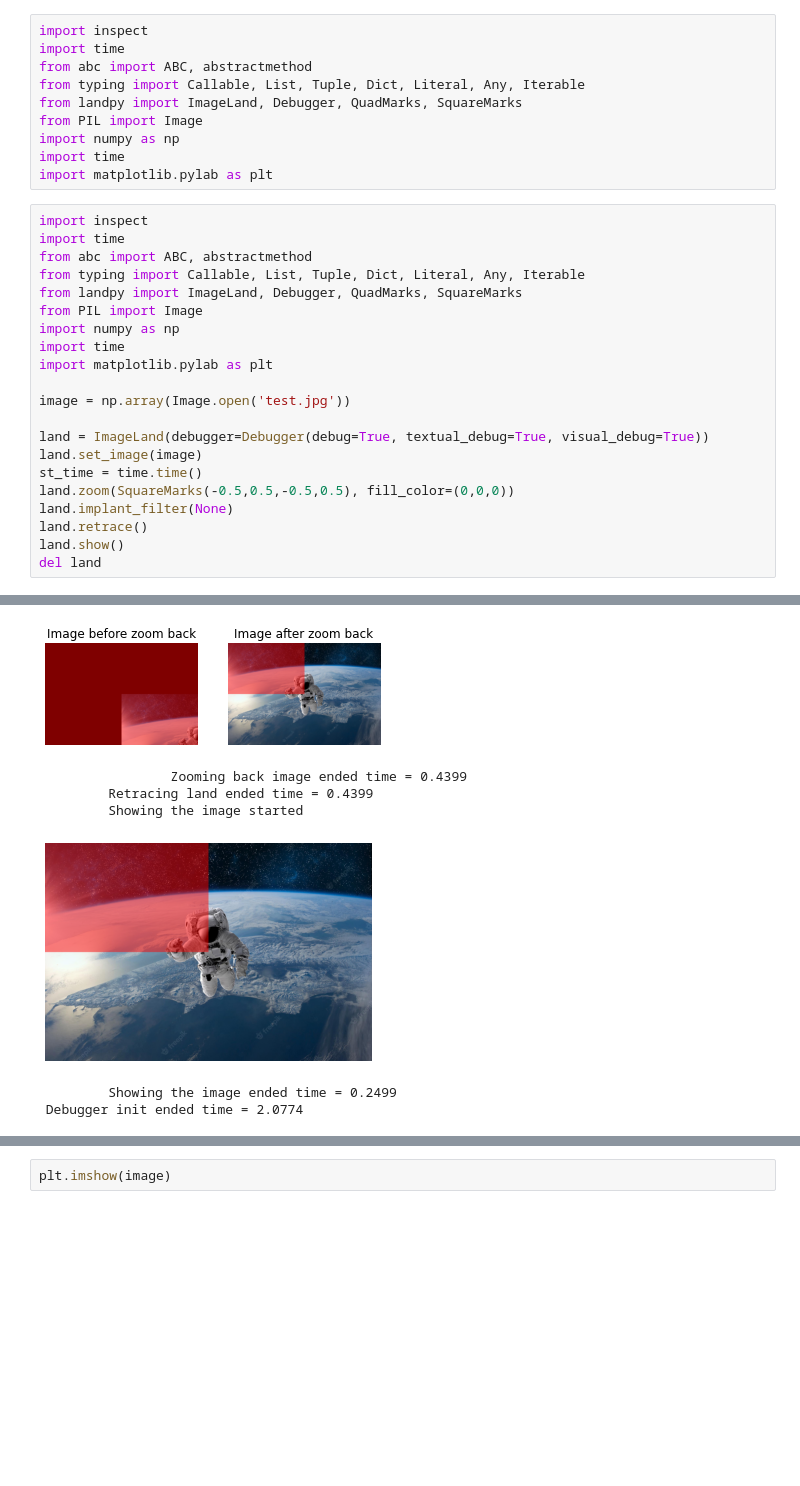
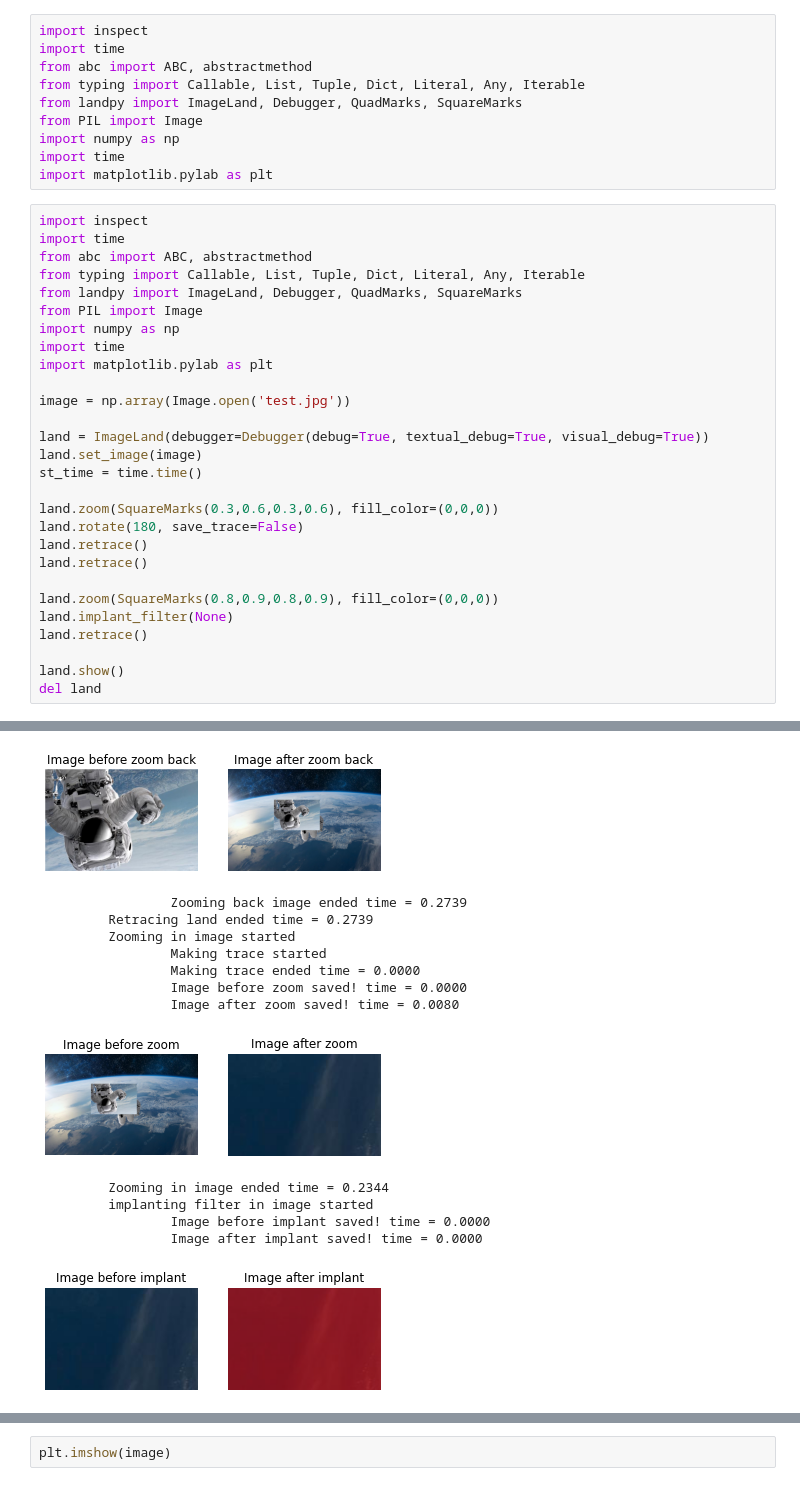
Before and after one commit to bateni1380/landpy, a Jupyter notebook: CodeFlow.ipynb, the cells around one changed output, grey strips where cells are left out. Cells and saved outputs as stored; diff of their text form; blank space fills up the shorter version.

```diff
--- a/CodeFlow.ipynb
+++ b/CodeFlow.ipynb
@@ -24,9 +24,16 @@ image = np.array(Image.open('test.jpg'))
 land = ImageLand(debugger=Debugger(debug=True, textual_debug=True, visual_debug=True))
 land.set_image(image)
 st_time = time.time()
-land.zoom(SquareMarks(-0.5,0.5,-0.5,0.5), fill_color=(0,0,0))
+
+land.zoom(SquareMarks(0.3,0.6,0.3,0.6), fill_color=(0,0,0))
+land.rotate(180, save_trace=False)
+land.retrace()
+land.retrace()
+
+land.zoom(SquareMarks(0.8,0.9,0.8,0.9), fill_color=(0,0,0))
 land.implant_filter(None)
 land.retrace()
+
 land.show()
 del land
 # %% [output]
@@ -51,11 +65,18 @@ del land
          Retracing land started
                  Zooming back image started
                          Image before zoom back saved! time = 0.0000
                          Image after zoom back saved! time = 0.0000
-[figure, old version]
+[figure, new version]
-                 Zooming back image ended time = 0.4399
-         Retracing land ended time = 0.4399
-         Showing the image started
+                 Zooming back image ended time = 0.2739
+         Retracing land ended time = 0.2739
+         Zooming in image started
+                 Making trace started
+                 Making trace ended time = 0.0000
+                 Image before zoom saved! time = 0.0000
+                 Image after zoom saved! time = 0.0080
-[figure, old version]
+[figure, new version]
-         Showing the image ended time = 0.2499
- Debugger init ended time = 2.0774
+         Zooming in image ended time = 0.2344
+         implanting filter in image started
+                 Image before implant saved! time = 0.0000
+                 Image after implant saved! time = 0.0000
+[figure, added]
```
Also changed, not shown: parts of 5 cells of this notebook, 2 other files.
